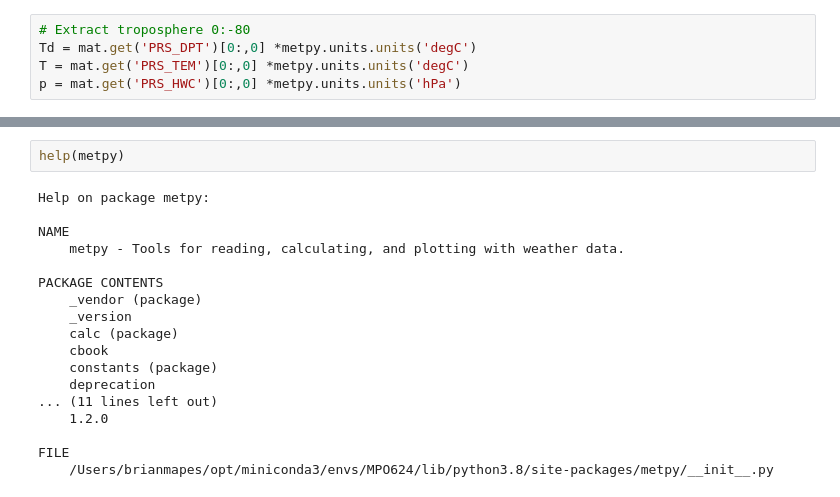
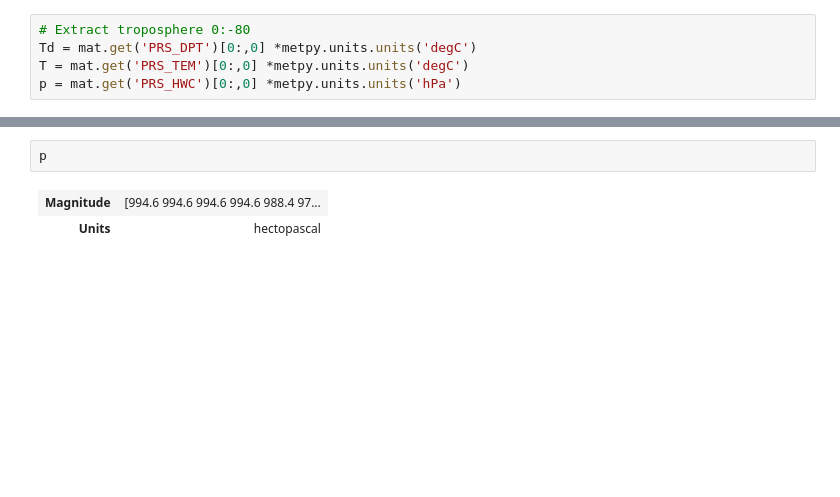
Before and after one commit to MPOcanes/MPO624_2022, a Jupyter notebook: Notebooks/Soundings_MetPy_fromMatlab.ipynb, the cells around one changed output, grey strips where cells are left out. Drawn from its saved outputs; the diff is of its cells as text; blank space fills up the shorter version.

```diff
--- a/Notebooks/Soundings_MetPy_fromMatlab.ipynb
+++ b/Notebooks/Soundings_MetPy_fromMatlab.ipynb
@@ -88,20 +96,5 @@ for i,file in enumerate(glob.glob('/Users/brianmapes/Box/Henan_flood/sounding_Zh
-# %%
-help(metpy)
-# %% [output]
-Help on package metpy:
-
-NAME
-    metpy - Tools for reading, calculating, and plotting with weather data.
-
-PACKAGE CONTENTS
-    _vendor (package)
-    _version
-    calc (package)
-    cbook
-    constants (package)
-    deprecation
-... (11 lines left out)
-    1.2.0
-
-FILE
-    /Users/brianmapes/opt/miniconda3/envs/MPO624/lib/python3.8/site-packages/metpy/__init__.py
+# %%
+p
+# %% [output]
+| Magnitude | [994.6 994.6 994.6 994.6 988.4 97... |
+| Units | hectopascal |
```
Also changed, not shown: parts of 7 cells of this notebook.
